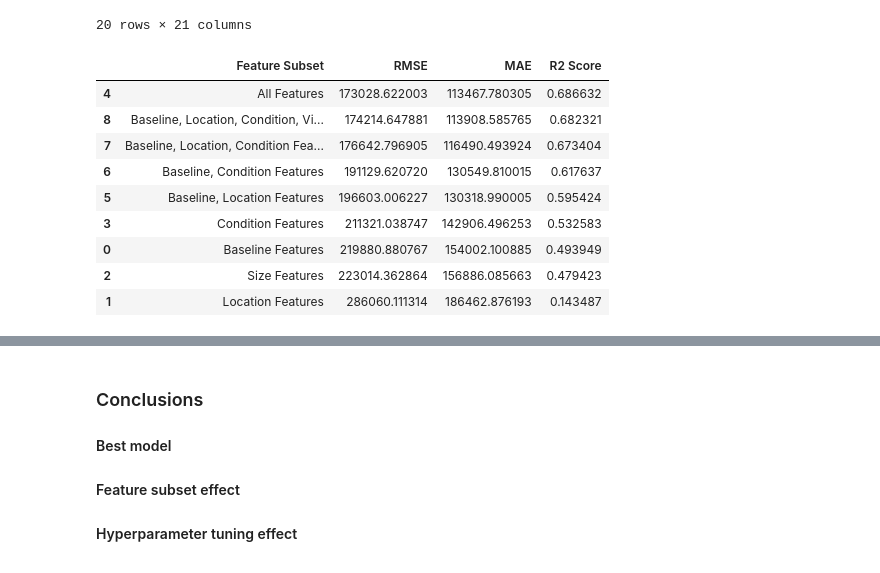
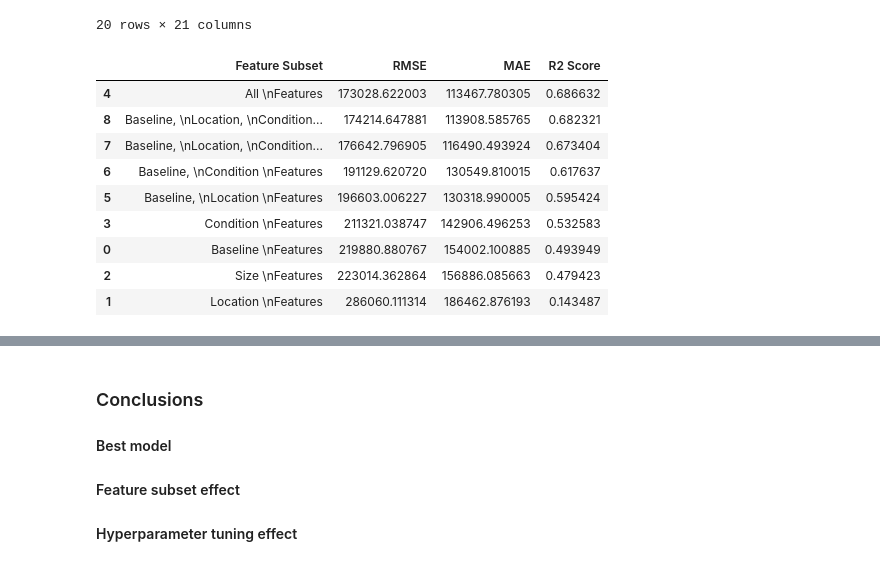
Before and after one commit to anhvuuw/Housing-Price-Prediction-Project, a Jupyter notebook: ENGR_521.ipynb, the cells around one changed output, grey strips where cells are left out. Cells and saved outputs as stored; diff of their text form; code cells hidden in the pictures.

```diff
--- a/ENGR_521.ipynb
+++ b/ENGR_521.ipynb
@@ -232,15 +228,15 @@ from sklearn.metrics import mean_squared_error, mean_absolute_error, r2_score
 
 # Base Line: Linear Regression
 feature_subsets = {
-    "Baseline Features": baseline_features,
-    "Location Features": location_features,
-    "Size Features": size_features,
-    "Condition Features": condition_features,
-    "All Features": all_features,
-    "Baseline, Location Features": baseline_features + location_features,
-    "Baseline, Condition Features": baseline_features + condition_features,
-    "Baseline, Location, Condition Features": baseline_features + location_features + condition_features,
-    "Baseline, Location, Condition, View Features": baseline_features + location_features + condition_features + view_features,
+    "Baseline \nFeatures": baseline_features,
+    "Location \nFeatures": location_features,
+    "Size \nFeatures": size_features,
+    "Condition \nFeatures": condition_features,
+    "All \nFeatures": all_features,
+    "Baseline, \nLocation \nFeatures": baseline_features + location_features,
+    "Baseline, \nCondition \nFeatures": baseline_features + condition_features,
+    "Baseline, \nLocation, \nCondition Features": baseline_features + location_features + condition_features,
+    "Baseline, \nLocation, \nCondition, \nView Features": baseline_features + location_features + condition_features + view_features,
 }
 
 # Split dataset
@@ -258,42 +254,42 @@ linear_results = []
 for subset_name, features in feature_subsets.items():
     selected_features = [f for f in features if f in X.columns]
 
     X_train = X_train_full[selected_features]
     X_test = X_test_full[selected_features]
 
     # Train model
     linear_model.fit(X_train, y_train)
 
     # Predict
     y_pred = linear_model.predict(X_test)
 
     # Calculate metrics
     rmse = np.sqrt(mean_squared_error(y_test, y_pred))
     mae = mean_absolute_error(y_test, y_pred)
     r2 = r2_score(y_test, y_pred)
 
     # Save results
     linear_results.append({
         "Feature Subset": subset_name,
         "RMSE": rmse,
         "MAE": mae,
         "R2 Score": r2
     })
 
 linear_results_df = pd.DataFrame(linear_results)
 linear_results_df = linear_results_df.sort_values(by="RMSE")
 display(linear_results_df)
 # %% [output]
 |  | Feature Subset | RMSE | MAE | R2 Score |
-| 4 | All Features | 173028.622003 | 113467.780305 | 0.686632 |
-| 8 | Baseline, Location, Condition, Vi... | 174214.647881 | 113908.585765 | 0.682321 |
-| 7 | Baseline, Location, Condition Fea... | 176642.796905 | 116490.493924 | 0.673404 |
-| 6 | Baseline, Condition Features | 191129.620720 | 130549.810015 | 0.617637 |
-| 5 | Baseline, Location Features | 196603.006227 | 130318.990005 | 0.595424 |
-| 3 | Condition Features | 211321.038747 | 142906.496253 | 0.532583 |
-| 0 | Baseline Features | 219880.880767 | 154002.100885 | 0.493949 |
-| 2 | Size Features | 223014.362864 | 156886.085663 | 0.479423 |
-| 1 | Location Features | 286060.111314 | 186462.876193 | 0.143487 |
+| 4 | All \nFeatures | 173028.622003 | 113467.780305 | 0.686632 |
+| 8 | Baseline, \nLocation, \nCondition... | 174214.647881 | 113908.585765 | 0.682321 |
+| 7 | Baseline, \nLocation, \nCondition... | 176642.796905 | 116490.493924 | 0.673404 |
+| 6 | Baseline, \nCondition \nFeatures | 191129.620720 | 130549.810015 | 0.617637 |
+| 5 | Baseline, \nLocation \nFeatures | 196603.006227 | 130318.990005 | 0.595424 |
+| 3 | Condition \nFeatures | 211321.038747 | 142906.496253 | 0.532583 |
+| 0 | Baseline \nFeatures | 219880.880767 | 154002.100885 | 0.493949 |
+| 2 | Size \nFeatures | 223014.362864 | 156886.085663 | 0.479423 |
+| 1 | Location \nFeatures | 286060.111314 | 186462.876193 | 0.143487 |
 # %%
 # Matthew Feature Subset Experiments
 view_features = ["waterfront", "view", "floors"]
```
Also changed, not shown: parts of 11 cells of this notebook.
